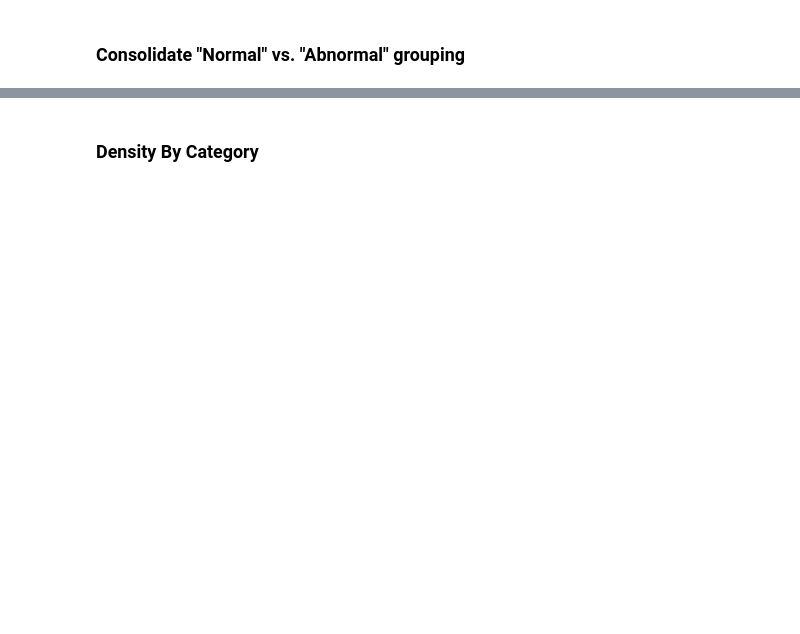
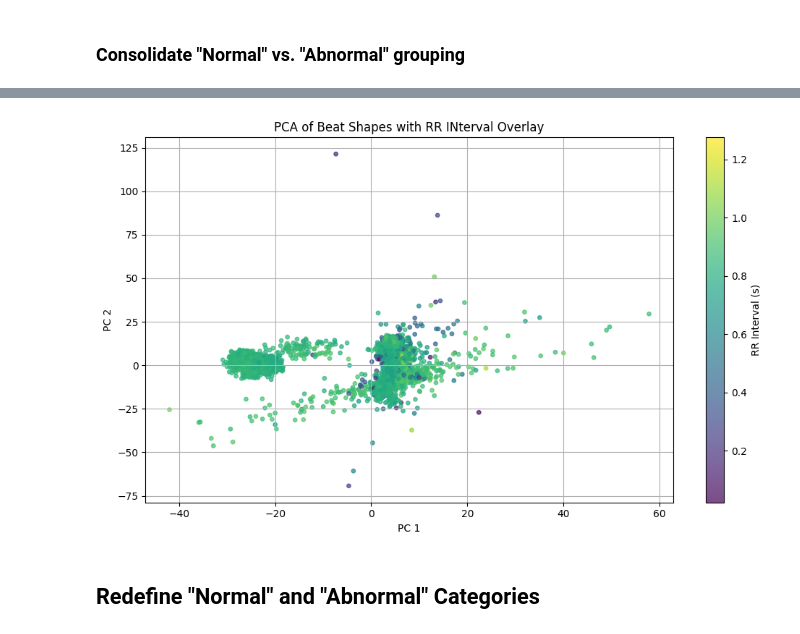
Before and after one commit to vscerra/mitbih_arrhythmia_project, a Jupyter notebook: notebooks/01_exploration.ipynb, the cells around one changed output, grey strips where cells are left out. Saved outputs shown, nothing was run; the diff lists cells and outputs as text; code cells hidden in the pictures; blank space fills up the shorter version.

```diff
--- a/notebooks/01_exploration.ipynb
+++ b/notebooks/01_exploration.ipynb
@@ -79,4 +76,7 @@ plot_pca_embedding(segments, labels_AN)
-# %% [markdown]
-### Density By Category
 # %%
-plt.figure
+rr_intervals = df_beats["rr_interval"].tolist()
+plot_pca_with_rr_overlay(segments, rr_intervals)
+# %% [output]
+[figure, added]
+# %% [markdown]
+## Redefine "Normal" and "Abnormal" Categories
```
Also changed, not shown: parts of 9 cells of this notebook, 3 other files.
